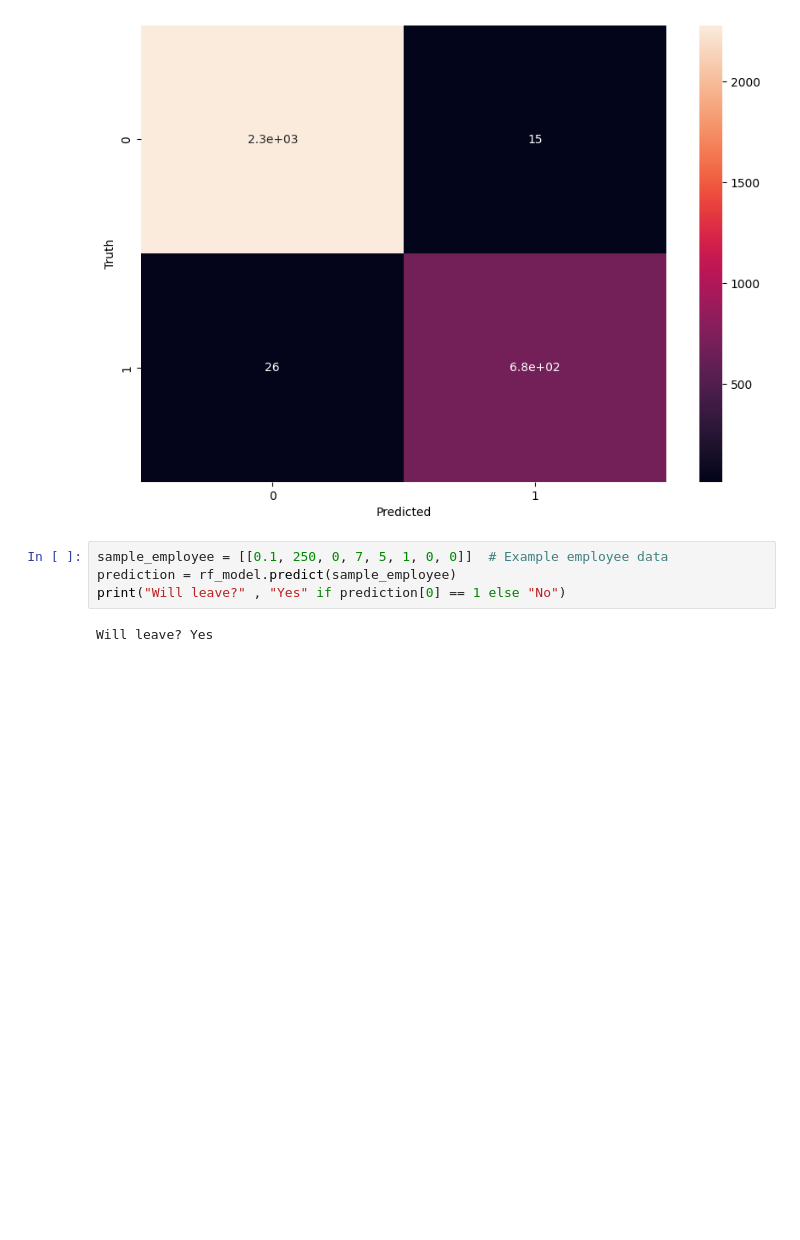
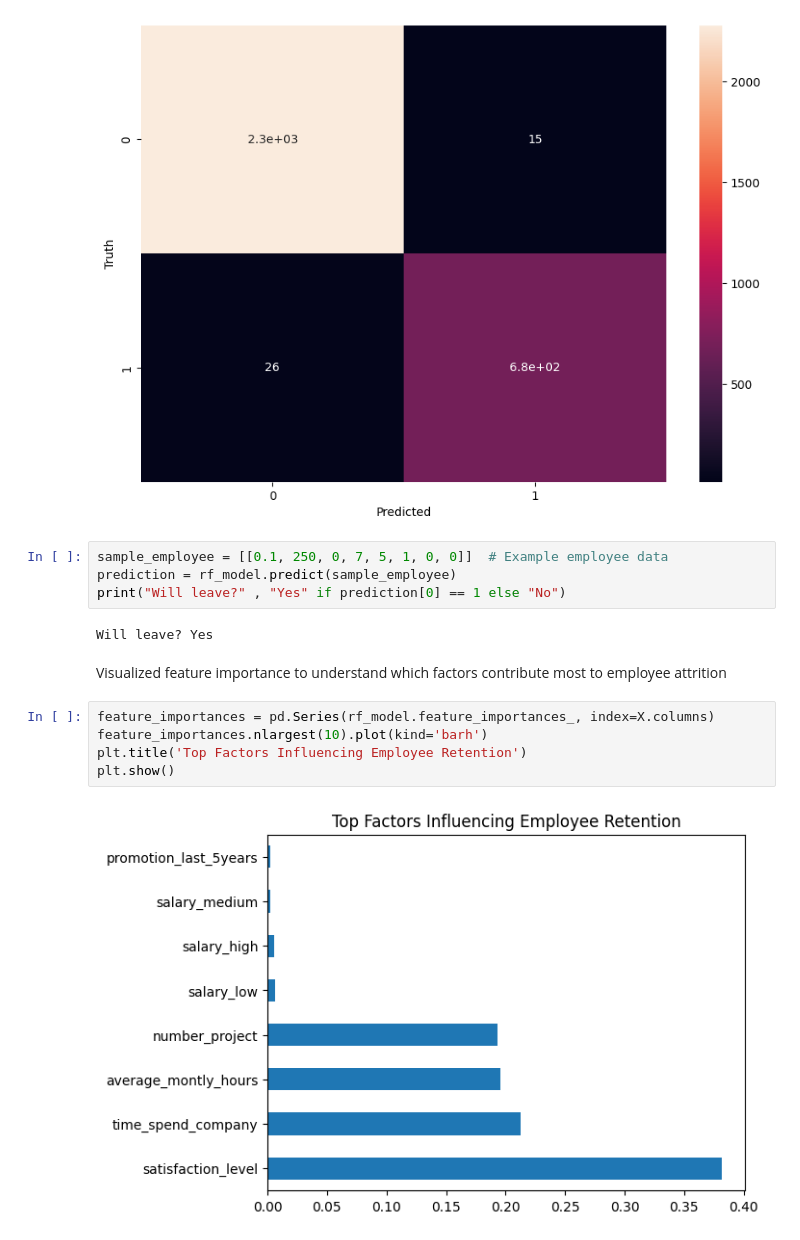
Before and after one commit to UtsabDey/Learn-Machine-Learning, a Jupyter notebook: hr_analytics_logistic_regression.ipynb, the cells around one changed output. Drawn from its saved outputs; the diff is of its cells as text; blank space fills up the shorter version.

Commit message:
check feature importance

```diff
--- a/hr_analytics_logistic_regression.ipynb
+++ b/hr_analytics_logistic_regression.ipynb
@@ -116,3 +116,12 @@ prediction = rf_model.predict(sample_employee)
 print("Will leave?" , "Yes" if prediction[0] == 1 else "No")
 # %% [output]
 Will leave? Yes
+# %% [markdown]
+Visualized feature importance to understand which factors contribute most to employee attrition
+# %%
+feature_importances = pd.Series(rf_model.feature_importances_, index=X.columns)
+feature_importances.nlargest(10).plot(kind='barh')
+plt.title('Top Factors Influencing Employee Retention')
+plt.show()
+# %% [output]
+[figure, added]
```
